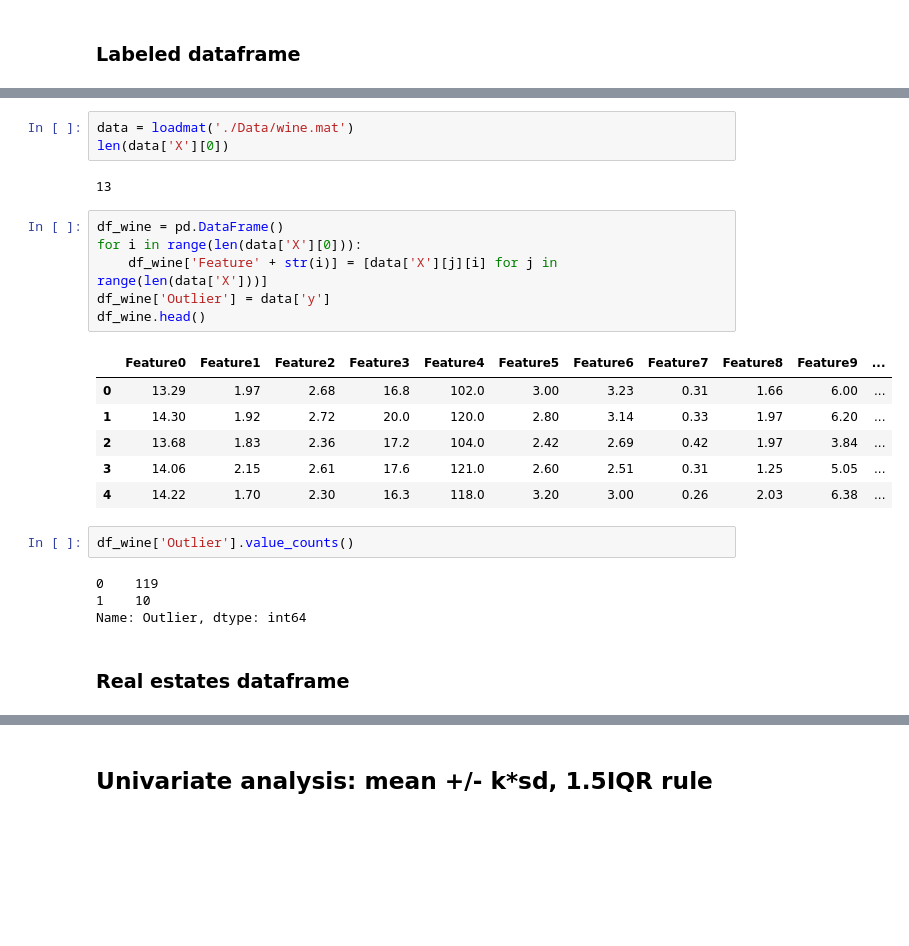
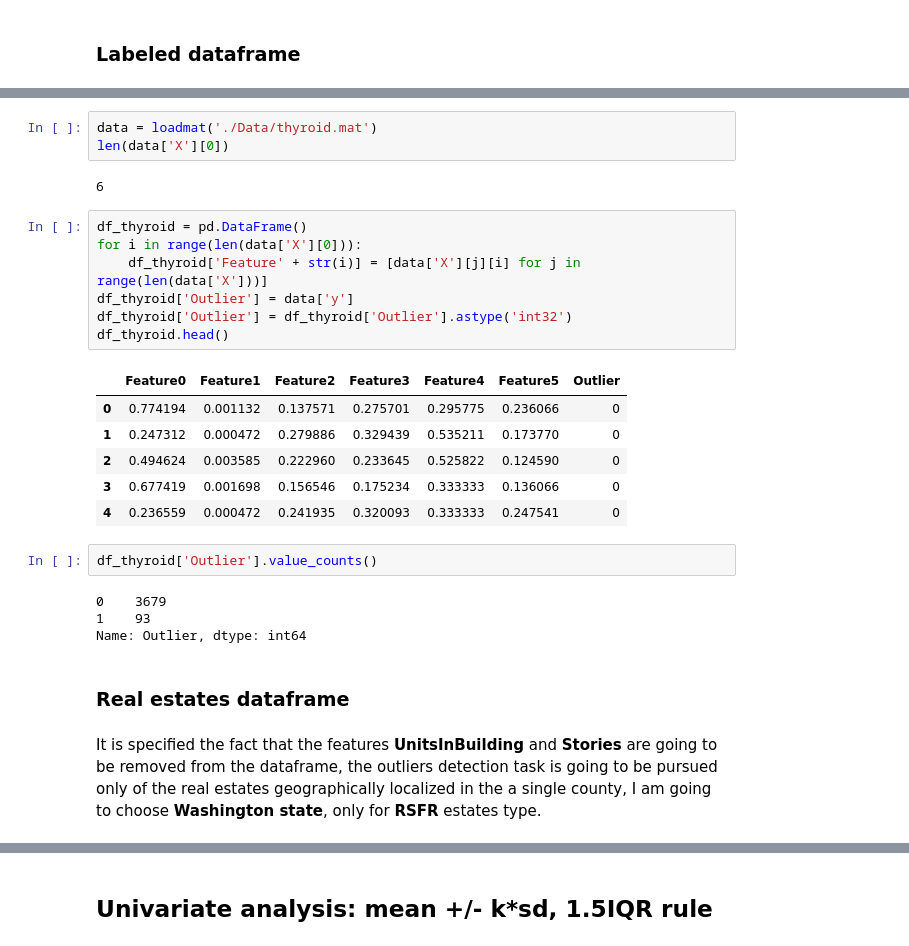
Before and after one commit to RacovitaMadalina/DataMining, a Jupyter notebook: Task6 - Ouliers Detection/Task 6 - Outliers Detection.ipynb, the cells around one changed output, grey strips where cells are left out. Cells and saved outputs as stored; diff of their text form; blank space fills up the shorter version.

Commit message:
Finished outliers detection task

```diff
--- a/Task6 - Ouliers Detection/Task 6 - Outliers Detection.ipynb
+++ b/Task6 - Ouliers Detection/Task 6 - Outliers Detection.ipynb
@@ -41,26 +43,29 @@ The original **Wine dataset from UCI machine learning repository** is a multicla
 # %%
-data = loadmat('./Data/wine.mat')
+data = loadmat('./Data/thyroid.mat')
 len(data['X'][0])
 # %% [output]
-13
+6
 # %%
-df_wine = pd.DataFrame()
+df_thyroid = pd.DataFrame()
 for i in range(len(data['X'][0])):
-    df_wine['Feature' + str(i)] = [data['X'][j][i] for j in range(len(data['X']))]
-df_wine['Outlier'] = data['y']
-df_wine.head()
+    df_thyroid['Feature' + str(i)] = [data['X'][j][i] for j in range(len(data['X']))]
+df_thyroid['Outlier'] = data['y']
+df_thyroid['Outlier'] = df_thyroid['Outlier'].astype('int32')
+df_thyroid.head()
 # %% [output]
-|  | Feature0 | Feature1 | Feature2 | Feature3 | Feature4 | Feature5 | Feature6 | Feature7 | Feature8 | Feature9 | ... |
-| 0 | 13.29 | 1.97 | 2.68 | 16.8 | 102.0 | 3.00 | 3.23 | 0.31 | 1.66 | 6.00 | ... |
-| 1 | 14.30 | 1.92 | 2.72 | 20.0 | 120.0 | 2.80 | 3.14 | 0.33 | 1.97 | 6.20 | ... |
-| 2 | 13.68 | 1.83 | 2.36 | 17.2 | 104.0 | 2.42 | 2.69 | 0.42 | 1.97 | 3.84 | ... |
-| 3 | 14.06 | 2.15 | 2.61 | 17.6 | 121.0 | 2.60 | 2.51 | 0.31 | 1.25 | 5.05 | ... |
-| 4 | 14.22 | 1.70 | 2.30 | 16.3 | 118.0 | 3.20 | 3.00 | 0.26 | 2.03 | 6.38 | ... |
+|  | Feature0 | Feature1 | Feature2 | Feature3 | Feature4 | Feature5 | Outlier |
+| 0 | 0.774194 | 0.001132 | 0.137571 | 0.275701 | 0.295775 | 0.236066 | 0 |
+| 1 | 0.247312 | 0.000472 | 0.279886 | 0.329439 | 0.535211 | 0.173770 | 0 |
+| 2 | 0.494624 | 0.003585 | 0.222960 | 0.233645 | 0.525822 | 0.124590 | 0 |
+| 3 | 0.677419 | 0.001698 | 0.156546 | 0.175234 | 0.333333 | 0.136066 | 0 |
+| 4 | 0.236559 | 0.000472 | 0.241935 | 0.320093 | 0.333333 | 0.247541 | 0 |
 # %%
-df_wine['Outlier'].value_counts()
+df_thyroid['Outlier'].value_counts()
 # %% [output]
-0    119
-1    10
+0    3679
+1    93
 Name: Outlier, dtype: int64
 # %% [markdown]
 ### Real estates dataframe
+# %% [markdown]
+It is specified the fact that the features **UnitsInBuilding** and **Stories** are going to be removed from the dataframe, the outliers detection task is going to be pursued only of the real estates geographically localized in the a single county, I am going to choose **Washington state**, only for **RSFR** estates type.
```
Also changed, not shown: parts of 81 cells of this notebook, 2 other files.
